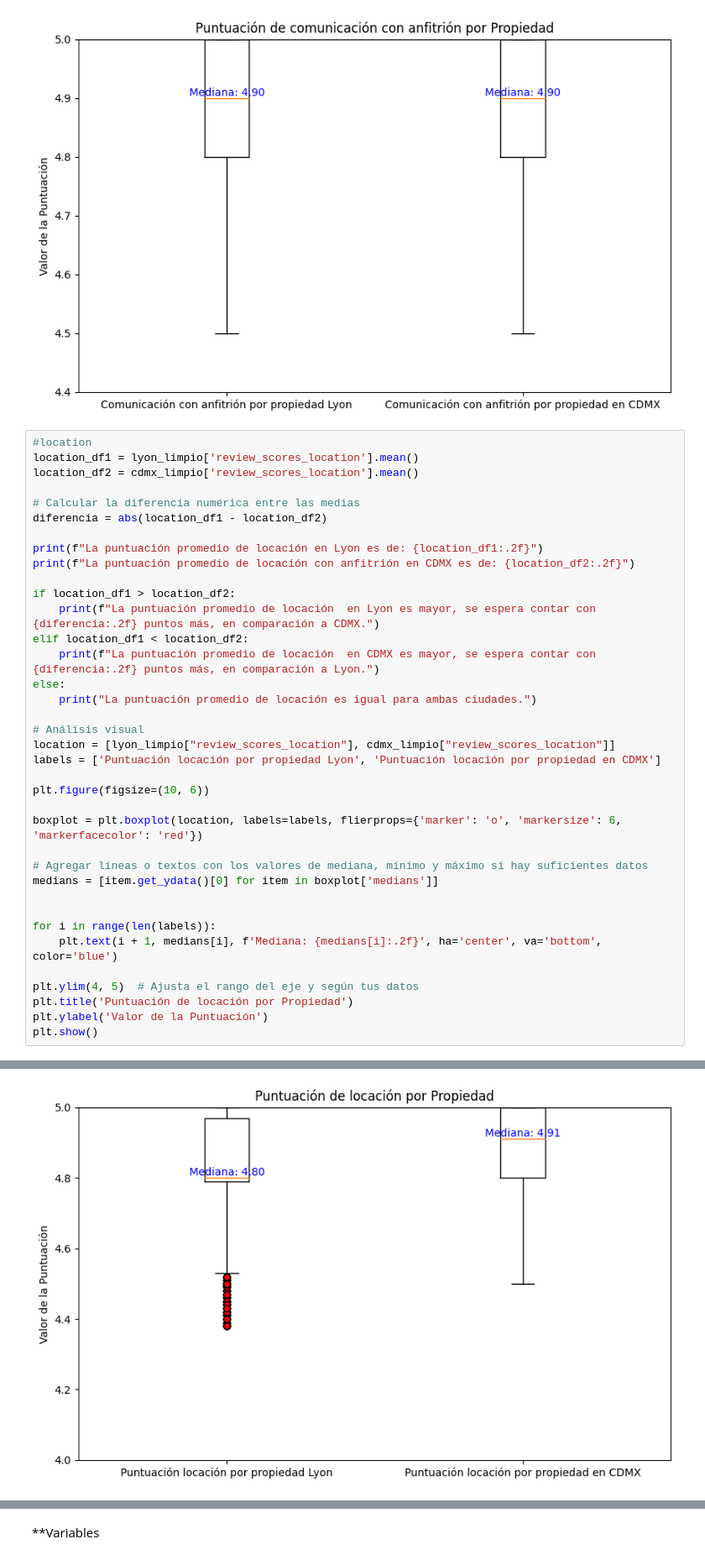
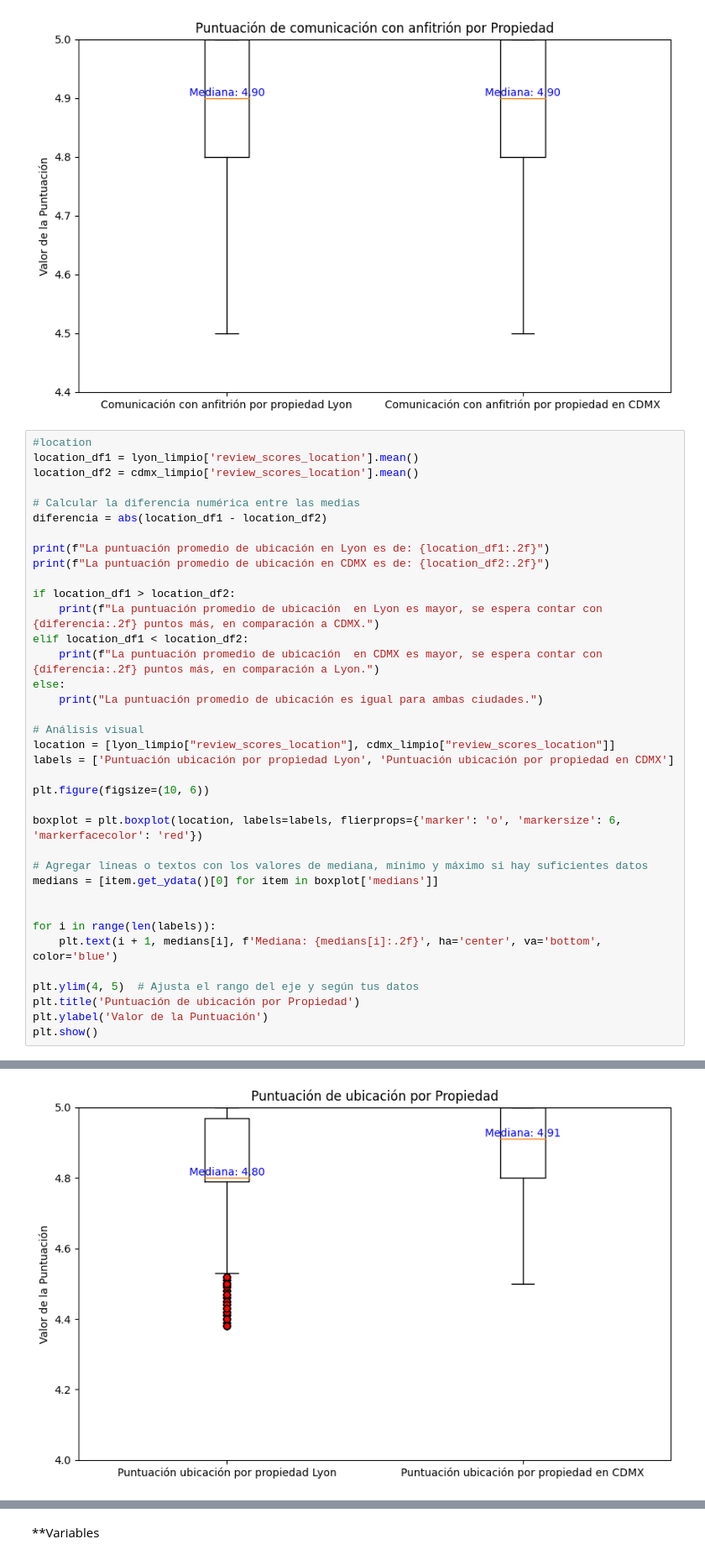
Before and after one commit to AlbertoMuro/Evidencia1, a Jupyter notebook: codigo.ipynb, the cells around one changed output, grey strips where cells are left out. Shown at 84% size. Cells and saved outputs as stored; diff of their text form.

```diff
--- a/codigo.ipynb
+++ b/codigo.ipynb
@@ -968,19 +968,19 @@ location_df2 = cdmx_limpio['review_scores_location'].mean()
 # Calcular la diferencia numérica entre las medias
 diferencia = abs(location_df1 - location_df2)
 
-print(f"La puntuación promedio de locación en Lyon es de: {location_df1:.2f}")
-print(f"La puntuación promedio de locación con anfitrión en CDMX es de: {location_df2:.2f}")
+print(f"La puntuación promedio de ubicación en Lyon es de: {location_df1:.2f}")
+print(f"La puntuación promedio de ubicación en CDMX es de: {location_df2:.2f}")
 
 if location_df1 > location_df2:
-    print(f"La puntuación promedio de locación  en Lyon es mayor, se espera contar con {diferencia:.2f} puntos más, en comparación a CDMX.")
+    print(f"La puntuación promedio de ubicación  en Lyon es mayor, se espera contar con {diferencia:.2f} puntos más, en comparación a CDMX.")
 elif location_df1 < location_df2:
-    print(f"La puntuación promedio de locación  en CDMX es mayor, se espera contar con {diferencia:.2f} puntos más, en comparación a Lyon.")
+    print(f"La puntuación promedio de ubicación  en CDMX es mayor, se espera contar con {diferencia:.2f} puntos más, en comparación a Lyon.")
 else:
-    print("La puntuación promedio de locación es igual para ambas ciudades.")
+    print("La puntuación promedio de ubicación es igual para ambas ciudades.")
 
 # Análisis visual
 location = [lyon_limpio["review_scores_location"], cdmx_limpio["review_scores_location"]]
-labels = ['Puntuación locación por propiedad Lyon', 'Puntuación locación por propiedad en CDMX']
+labels = ['Puntuación ubicación por propiedad Lyon', 'Puntuación ubicación por propiedad en CDMX']
 
 plt.figure(figsize=(10, 6))
 
@@ -994,7 +994,7 @@ for i in range(len(labels)):
     plt.text(i + 1, medians[i], f'Mediana: {medians[i]:.2f}', ha='center', va='bottom', color='blue')
 
 plt.ylim(4, 5)  # Ajusta el rango del eje y según tus datos
-plt.title('Puntuación de locación por Propiedad')
+plt.title('Puntuación de ubicación por Propiedad')
 plt.ylabel('Valor de la Puntuación')
 plt.show()
 # %% [output]
@@ -1004,4 +1004,4 @@ La puntuación promedio de locación  en CDMX es mayor, se espera contar con 0.0
-[figure, old version]
+[figure, new version]
 # %%
 #value
 value_df1 = lyon_limpio['review_scores_value'].mean()
```
Also changed, not shown: parts of 3 cells of this notebook.
